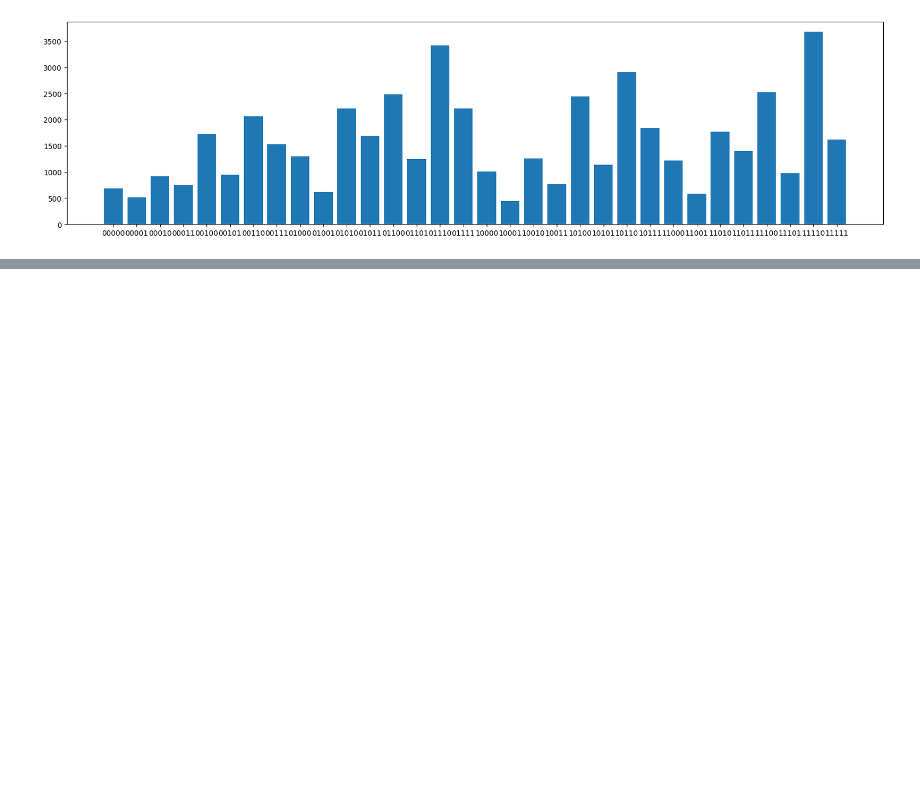
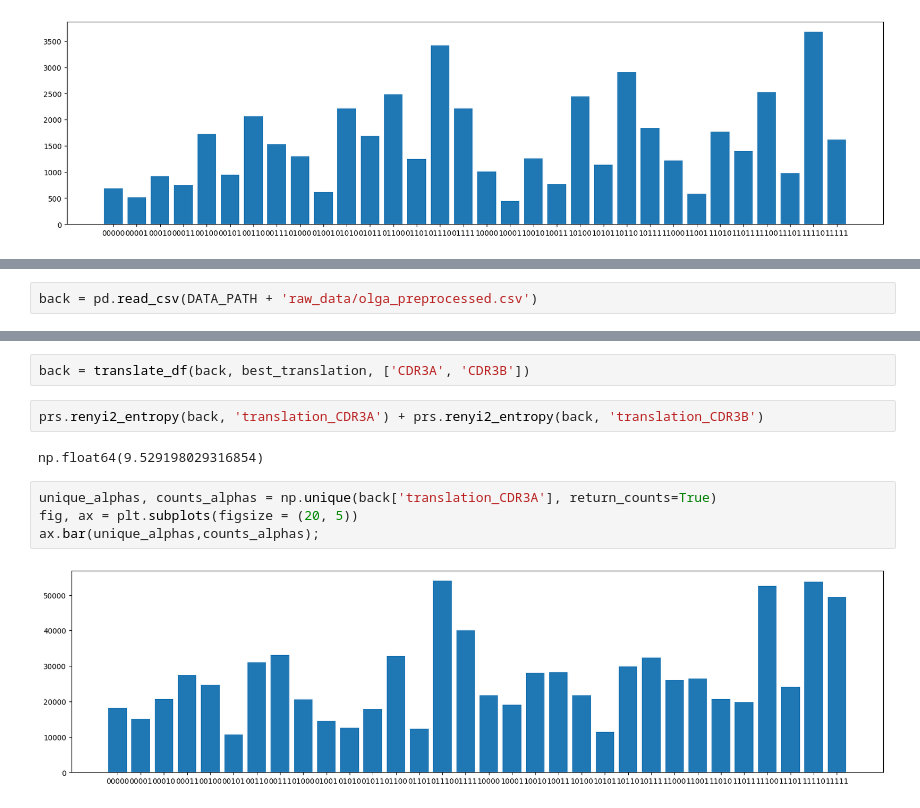
Before and after one commit to jhenderson0/cruk_datathon_team_6, a Jupyter notebook: notebooks/reduced_alphabet.ipynb, the cells around one changed output, grey strips where cells are left out. Saved outputs shown, nothing was run; the diff lists cells and outputs as text; blank space fills up the shorter version.

```diff
--- a/notebooks/reduced_alphabet.ipynb
+++ b/notebooks/reduced_alphabet.ipynb
@@ -220,0 +169,2 @@ ax.bar(unique_betas,counts_betas);
+# %%
+back = pd.read_csv(DATA_PATH + 'raw_data/olga_preprocessed.csv')
@@ -220,0 +229,12 @@ ax.bar(unique_betas,counts_betas);
+# %%
+back = translate_df(back, best_translation, ['CDR3A', 'CDR3B'])
+# %%
+prs.renyi2_entropy(back, 'translation_CDR3A') + prs.renyi2_entropy(back, 'translation_CDR3B')
+# %% [output]
+np.float64(9.529198029316854)
+# %%
+unique_alphas, counts_alphas = np.unique(back['translation_CDR3A'], return_counts=True)
+fig, ax = plt.subplots(figsize = (20, 5))
+ax.bar(unique_alphas,counts_alphas);
+# %% [output]
+[figure, added]
```
Also changed, not shown: parts of 11 cells of this notebook.
